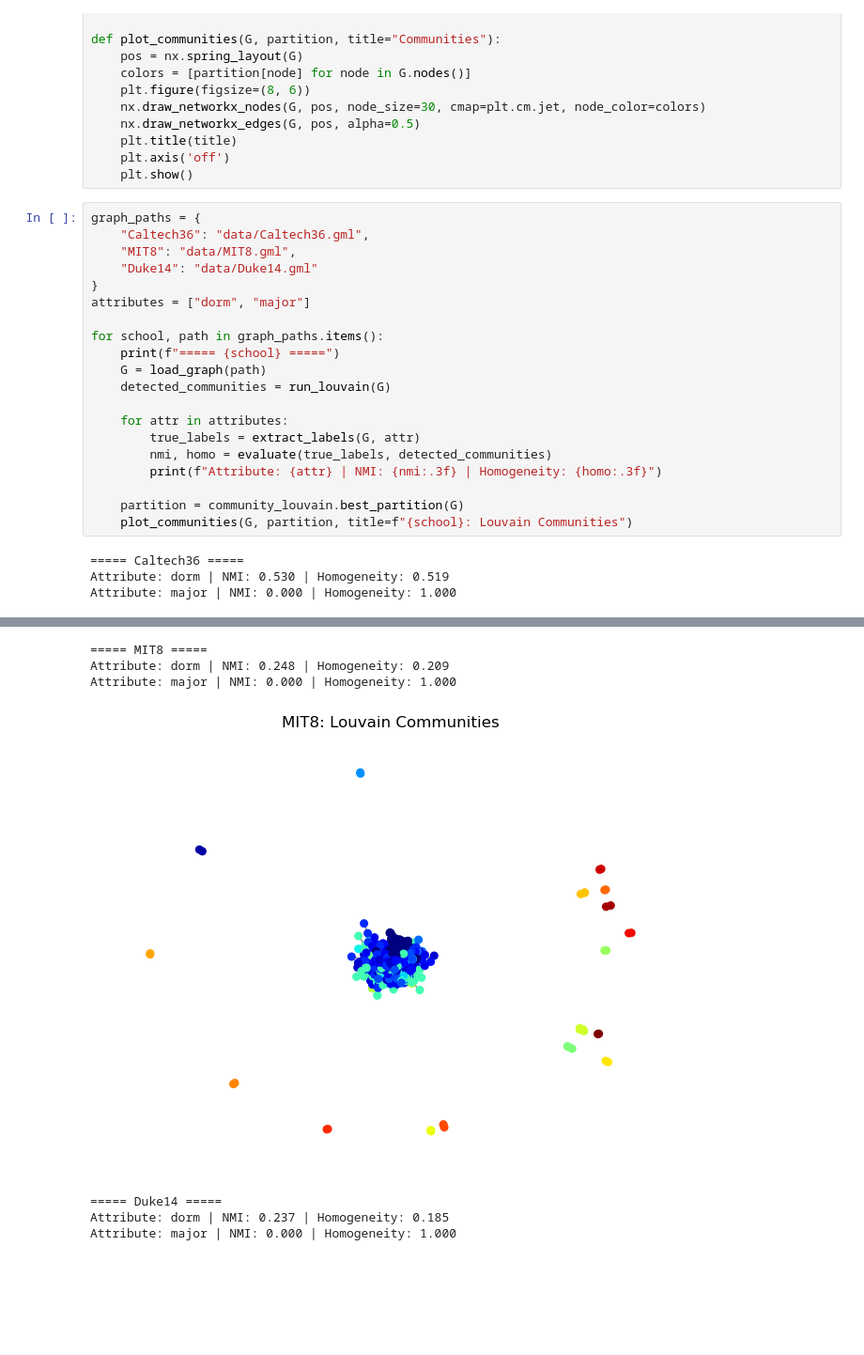
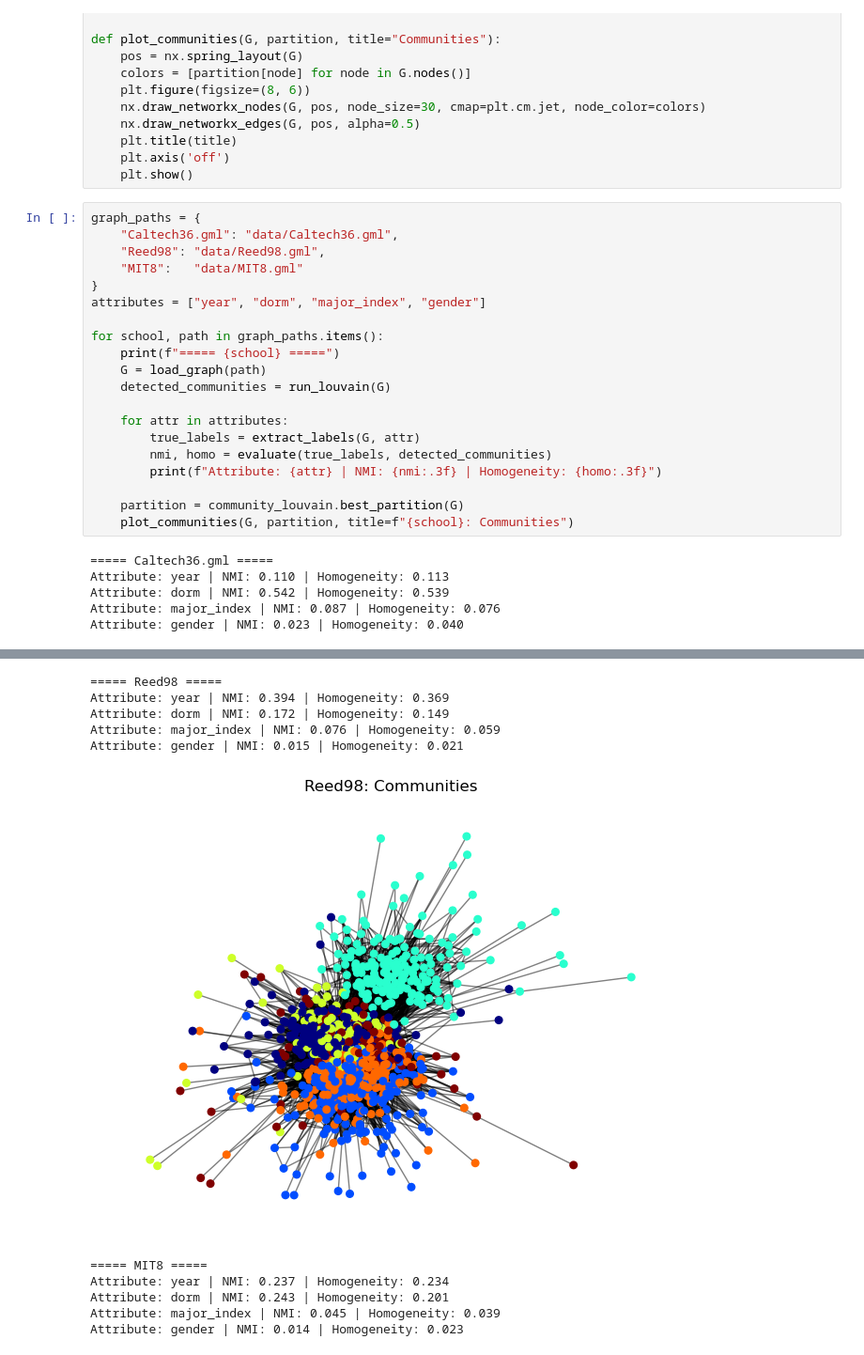
Before and after one commit to houssam5544/Network-science-and-Graph-Learning, a Jupyter notebook: Network Science and Graph Learning.ipynb, the cells around one changed output, grey strips where cells are left out. Shown at 94% size. Cells and saved outputs as stored; diff of their text form; blank space fills up the shorter version.

Commit message:
commit
NET 4103/7431 Homework
Network science and Graph Learning

```diff
--- a/Network Science and Graph Learning.ipynb
+++ b/Network Science and Graph Learning.ipynb
@@ -428,11 +428,11 @@ def plot_communities(G, partition, title="Communities"):
     plt.show()
 # %%
 graph_paths = {
-    "Caltech36": "data/Caltech36.gml",
-    "MIT8": "data/MIT8.gml",
-    "Duke14": "data/Duke14.gml"
+    "Caltech36.gml": "data/Caltech36.gml",
+    "Reed98": "data/Reed98.gml",
+    "MIT8":   "data/MIT8.gml"
 }
-attributes = ["dorm", "major"]
+attributes = ["year", "dorm", "major_index", "gender"]
 
 for school, path in graph_paths.items():
     print(f"===== {school} =====")
@@ -445,8 +445,10 @@ for school, path in graph_paths.items():
         print(f"Attribute: {attr} | NMI: {nmi:.3f} | Homogeneity: {homo:.3f}")
 
     partition = community_louvain.best_partition(G)
-    plot_communities(G, partition, title=f"{school}: Louvain Communities")
+    plot_communities(G, partition, title=f"{school}: Communities")
 # %% [output]
-===== Caltech36 =====
-Attribute: dorm | NMI: 0.530 | Homogeneity: 0.519
-Attribute: major | NMI: 0.000 | Homogeneity: 1.000
+===== Caltech36.gml =====
+Attribute: year | NMI: 0.110 | Homogeneity: 0.113
+Attribute: dorm | NMI: 0.542 | Homogeneity: 0.539
+Attribute: major_index | NMI: 0.087 | Homogeneity: 0.076
+Attribute: gender | NMI: 0.023 | Homogeneity: 0.040
@@ -454,7 +456,11 @@ Attribute: major | NMI: 0.000 | Homogeneity: 1.000
-===== MIT8 =====
-Attribute: dorm | NMI: 0.248 | Homogeneity: 0.209
-Attribute: major | NMI: 0.000 | Homogeneity: 1.000
+===== Reed98 =====
+Attribute: year | NMI: 0.394 | Homogeneity: 0.369
+Attribute: dorm | NMI: 0.172 | Homogeneity: 0.149
+Attribute: major_index | NMI: 0.076 | Homogeneity: 0.059
+Attribute: gender | NMI: 0.015 | Homogeneity: 0.021
-[figure, old version]
+[figure, new version]
-===== Duke14 =====
-Attribute: dorm | NMI: 0.237 | Homogeneity: 0.185
-Attribute: major | NMI: 0.000 | Homogeneity: 1.000
+===== MIT8 =====
+Attribute: year | NMI: 0.237 | Homogeneity: 0.234
+Attribute: dorm | NMI: 0.243 | Homogeneity: 0.201
+Attribute: major_index | NMI: 0.045 | Homogeneity: 0.039
+Attribute: gender | NMI: 0.014 | Homogeneity: 0.023
```
Also changed, not shown: parts of 1 cell of this notebook.
